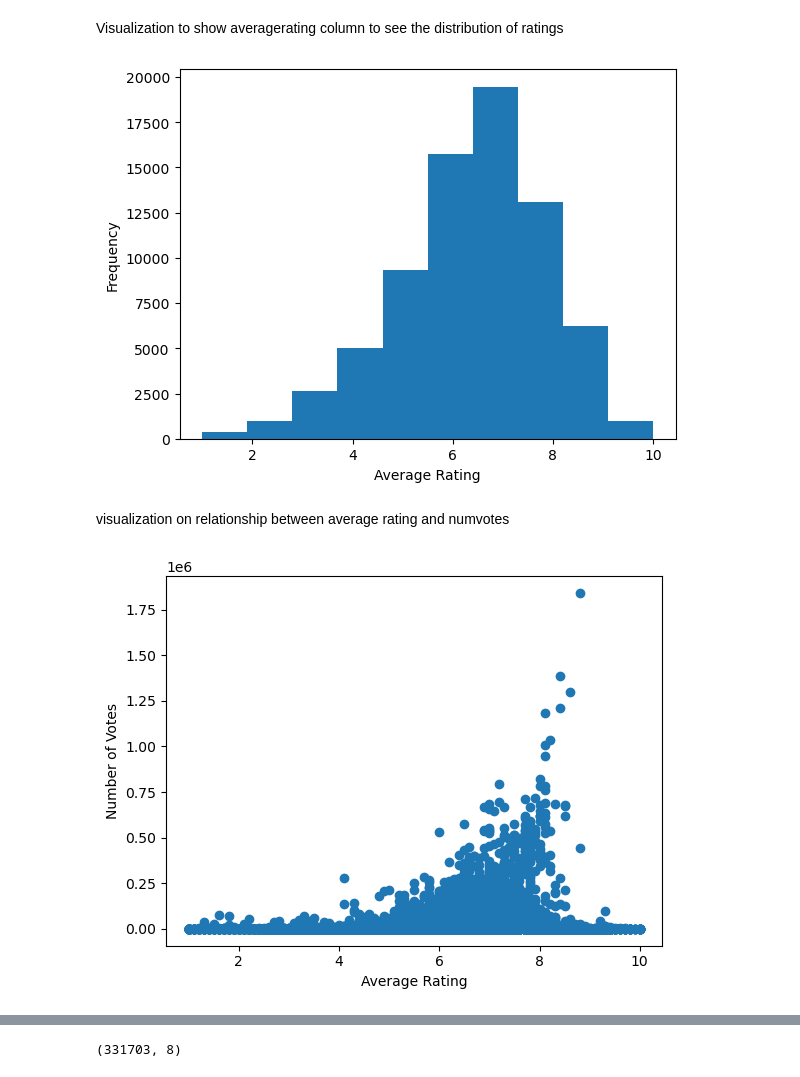
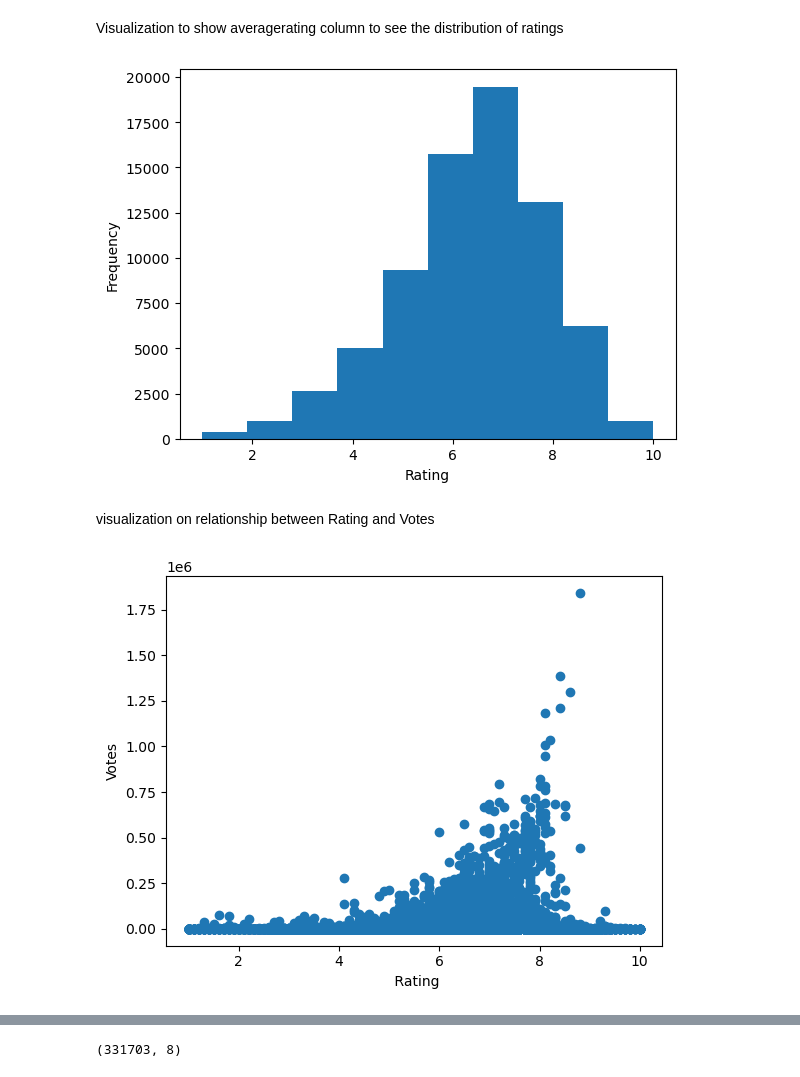
Before and after one commit to Derrick-wekesa/CineInsight-Microsoft-s-Box-Office-Breakthrough, a Jupyter notebook: data/student.ipynb, the cells around one changed output, grey strips where cells are left out. Saved outputs shown, nothing was run; the diff lists cells and outputs as text; code cells hidden in the pictures.

Commit message:
Data analysis on movie_ratings

```diff
--- a/data/student.ipynb
+++ b/data/student.ipynb
@@ -781,21 +781,21 @@ plt.show()
 # %% [markdown]
 Visualization to show averagerating column to see the distribution of ratings
 # %%
-plt.hist(movie_ratings_df['averagerating'])
-plt.xlabel('Average Rating')
+plt.hist(movie_ratings_df['Rating'])
+plt.xlabel("Rating")
 plt.ylabel('Frequency')
 plt.show()
 # %% [output]
-[figure, old version]
+[figure, new version]
 # %% [markdown]
-visualization on relationship between average rating and numvotes
+visualization on relationship between  Rating and Votes
 # %%
-plt.scatter(movie_ratings_df['averagerating'], movie_ratings_df['numvotes'])
-plt.xlabel('Average Rating')
-plt.ylabel('Number of Votes')
+plt.scatter(movie_ratings_df['Rating'], movie_ratings_df['Votes'])
+plt.xlabel(' Rating')
+plt.ylabel('Votes')
 plt.show()
 # %% [output]
-[figure, old version]
+[figure, new version]
 # %%
 #connecting to sqlite
 conn = sqlite3.connect("im.db")
```
